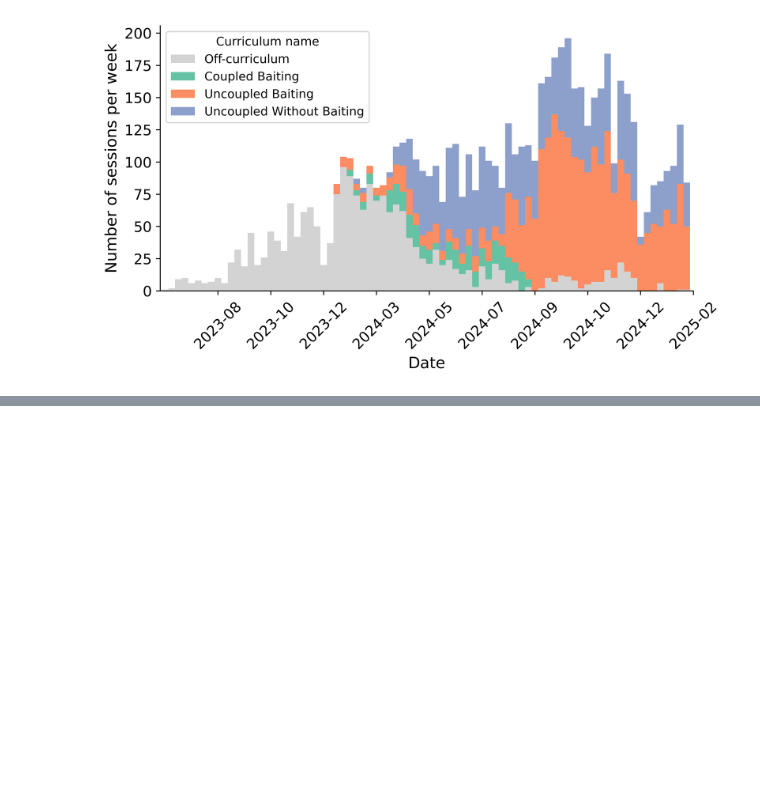
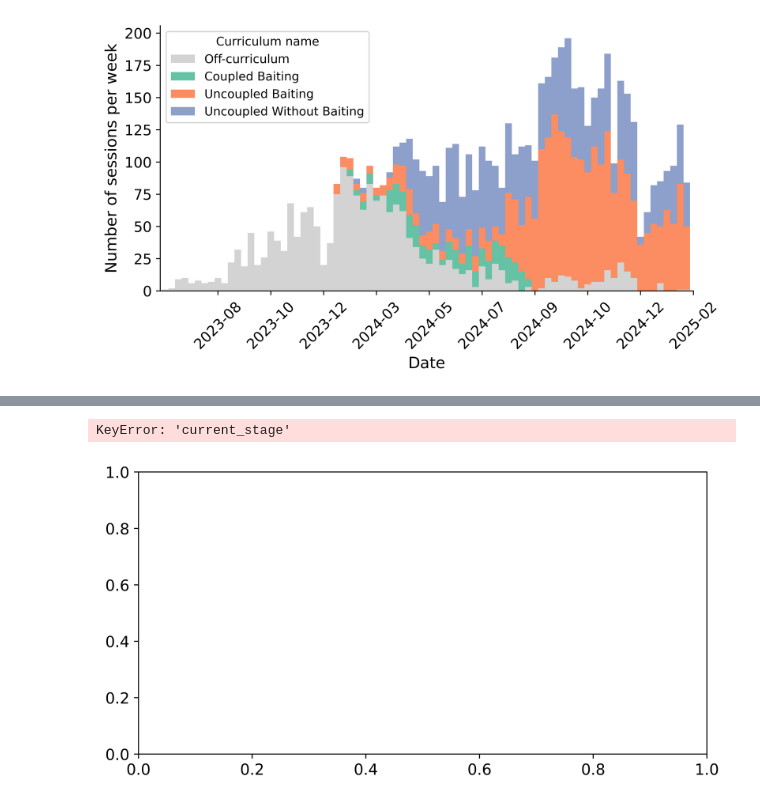
Before and after one commit to AllenNeuralDynamics/aind-analysis-arch-result-access, a Jupyter notebook: src/aind_analysis_arch_result_access/notebook/demo_curriculum.ipynb, the cells around one changed output, grey strips where cells are left out. Drawn from its saved outputs; the diff is of its cells as text; code cells hidden in the pictures; blank space fills up the shorter version.

Commit message:
WIP:curriculum stat

```diff
--- a/src/aind_analysis_arch_result_access/notebook/demo_curriculum.ipynb
+++ b/src/aind_analysis_arch_result_access/notebook/demo_curriculum.ipynb
@@ -108,0 +161,14 @@ fig.savefig("session_counts_by_curriculum_name_over_time.svg", bbox_inches="tigh
+# %%
+# Group by subject_id, plot x as session and y as current stage
+
+df = df[df["curriculum_name"] != "None"]
+
+fig, ax = plt.subplots(figsize=(8, 4), dpi=800)
+
+for subject_id in df["subject_id"].unique():
+    subject_df = df[df["subject_id"] == subject_id]
+    subject_df = subject_df.sort_values(by="session_date")
+    ax.plot(subject_df["session_date"], subject_df["current_stage"], label=subject_id)
+# %% [output]
+KeyError: 'current_stage'
+[figure, added]
```
Also changed, not shown: parts of 12 cells of this notebook.
